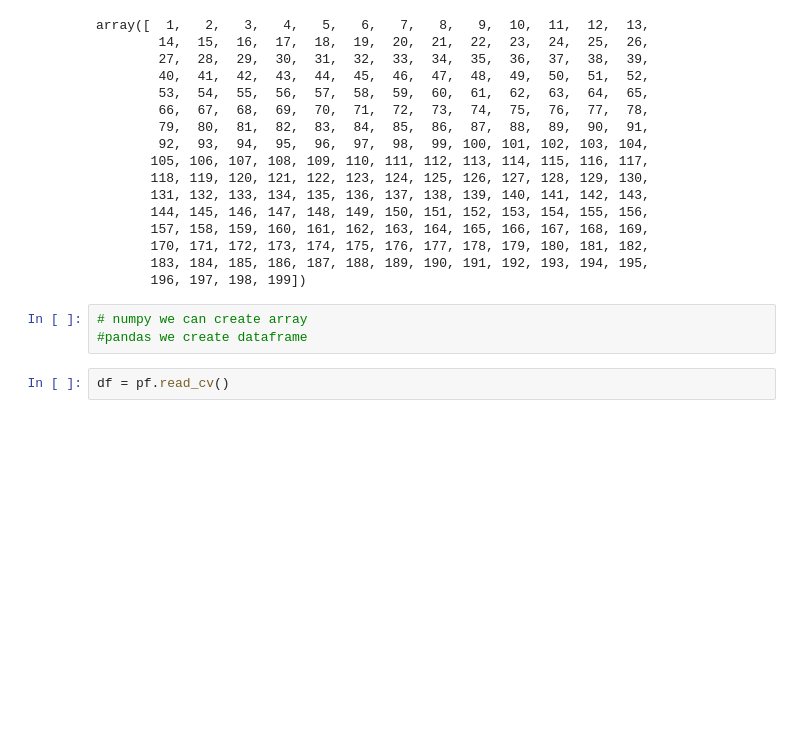
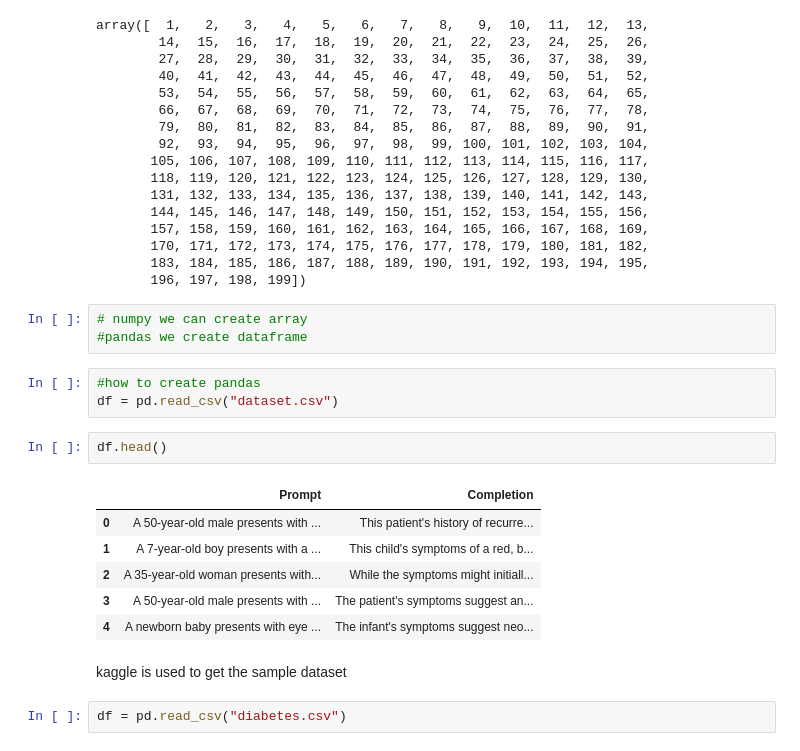
Before and after one commit to VAISHNAVISUROJU/H1vaishnavi, a Jupyter notebook: python.ipynb, the cells around one changed output. Saved outputs shown, nothing was run; the diff lists cells and outputs as text; blank space fills up the shorter version.

```diff
--- a/python.ipynb
+++ b/python.ipynb
@@ -33,5 +33,19 @@ array([  1,   2,   3,   4,   5,   6,   7,   8,   9,  10,  11,  12,  13,
 # %%
 # numpy we can create array
 #pandas we create dataframe
-# %%
-df = pf.read_cv()
+# %%
+#how to create pandas
+df = pd.read_csv("dataset.csv")
+# %%
+df.head()
+# %% [output]
+|  | Prompt | Completion |
+| 0 | A 50-year-old male presents with ... | This patient's history of recurre... |
+| 1 | A 7-year-old boy presents with a ... | This child's symptoms of a red, b... |
+| 2 | A 35-year-old woman presents with... | While the symptoms might initiall... |
+| 3 | A 50-year-old male presents with ... | The patient's symptoms suggest an... |
+| 4 | A newborn baby presents with eye ... | The infant's symptoms suggest neo... |
+# %% [markdown]
+kaggle is used to get the sample dataset
+# %%
+df = pd.read_csv("diabetes.csv")
```
Also changed, not shown: parts of 2 cells of this notebook.
